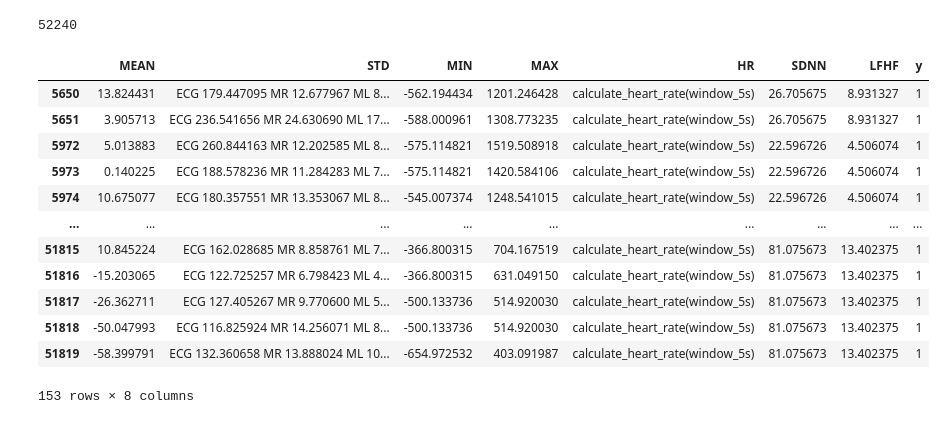
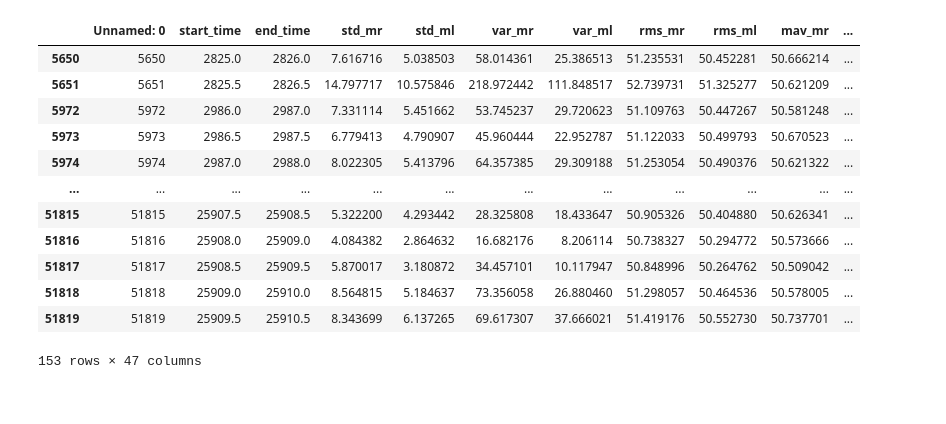
Before and after one commit to schwarzjakob/bruxit_v2, a Jupyter notebook: backend/src/extract_features.ipynb, the cells around one changed output. Cells and saved outputs as stored; diff of their text form; code cells hidden in the pictures.

```diff
--- a/backend/src/extract_features.ipynb
+++ b/backend/src/extract_features.ipynb
@@ -20,7 +428,3 @@ import scipy.signal as signal
 # %%
-p1 = pd.read_csv("C:/Users/eleon/Desktop/SDAP/backend/src/data_brazil/Patient 1/00000714-A5BS17960.csv", usecols=[' HR 1 Frequenz [200 Hz]','EMG MR Frequenz [200 Hz]', 'EMG ML Frequenz [200 Hz]'])
-p1.columns = ["ECG", "MR", "ML"]
-
-events_data = pd.read_excel("C:/Users/eleon/Desktop/SDAP/backend/src/data_brazil/Patient 1//Patient_1_episodes.xlsx")
-
-#y = create_labels(events_data, len(p1))
+f1 = pd.read_csv("C:/Users/eleon/Desktop/SDAP/backend/src/data_brazil/Patient 1/p1_features.csv")
+f1_old = pd.read_csv("C:/Users/eleon/Desktop/SDAP/backend/src/data_brazil/Patient 1/p1_features_old.csv")
@@ -337,4 +430,0 @@ for i in range(difference):
-# %%
-len(labels)
-# %% [output]
-52240
@@ -343,16 +431,16 @@ features["y"] = labels
 # %%
-features[features["y"] == 1]
+f1[f1["y"] == 1]
 # %% [output]
-|  | MEAN | STD | MIN | MAX | HR | SDNN | LFHF | y |
-| 5650 | 13.824431 | ECG 179.447095 MR 12.677967 ML 8... | -562.194434 | 1201.246428 | calculate_heart_rate(window_5s) | 26.705675 | 8.931327 | 1 |
-| 5651 | 3.905713 | ECG 236.541656 MR 24.630690 ML 17... | -588.000961 | 1308.773235 | calculate_heart_rate(window_5s) | 26.705675 | 8.931327 | 1 |
-| 5972 | 5.013883 | ECG 260.844163 MR 12.202585 ML 8... | -575.114821 | 1519.508918 | calculate_heart_rate(window_5s) | 22.596726 | 4.506074 | 1 |
-| 5973 | 0.140225 | ECG 188.578236 MR 11.284283 ML 7... | -575.114821 | 1420.584106 | calculate_heart_rate(window_5s) | 22.596726 | 4.506074 | 1 |
-| 5974 | 10.675077 | ECG 180.357551 MR 13.353067 ML 8... | -545.007374 | 1248.541015 | calculate_heart_rate(window_5s) | 22.596726 | 4.506074 | 1 |
-| ... | ... | ... | ... | ... | ... | ... | ... | ... |
-| 51815 | 10.845224 | ECG 162.028685 MR 8.858761 ML 7... | -366.800315 | 704.167519 | calculate_heart_rate(window_5s) | 81.075673 | 13.402375 | 1 |
-| 51816 | -15.203065 | ECG 122.725257 MR 6.798423 ML 4... | -366.800315 | 631.049150 | calculate_heart_rate(window_5s) | 81.075673 | 13.402375 | 1 |
-| 51817 | -26.362711 | ECG 127.405267 MR 9.770600 ML 5... | -500.133736 | 514.920030 | calculate_heart_rate(window_5s) | 81.075673 | 13.402375 | 1 |
-| 51818 | -50.047993 | ECG 116.825924 MR 14.256071 ML 8... | -500.133736 | 514.920030 | calculate_heart_rate(window_5s) | 81.075673 | 13.402375 | 1 |
-| 51819 | -58.399791 | ECG 132.360658 MR 13.888024 ML 10... | -654.972532 | 403.091987 | calculate_heart_rate(window_5s) | 81.075673 | 13.402375 | 1 |
+|  | Unnamed: 0 | start_time | end_time | std_mr | std_ml | var_mr | var_ml | rms_mr | rms_ml | mav_mr | ... |
+| 5650 | 5650 | 2825.0 | 2826.0 | 7.616716 | 5.038503 | 58.014361 | 25.386513 | 51.235531 | 50.452281 | 50.666214 | ... |
+| 5651 | 5651 | 2825.5 | 2826.5 | 14.797717 | 10.575846 | 218.972442 | 111.848517 | 52.739731 | 51.325277 | 50.621209 | ... |
+| 5972 | 5972 | 2986.0 | 2987.0 | 7.331114 | 5.451662 | 53.745237 | 29.720623 | 51.109763 | 50.447267 | 50.581248 | ... |
+| 5973 | 5973 | 2986.5 | 2987.5 | 6.779413 | 4.790907 | 45.960444 | 22.952787 | 51.122033 | 50.499793 | 50.670523 | ... |
+| 5974 | 5974 | 2987.0 | 2988.0 | 8.022305 | 5.413796 | 64.357385 | 29.309188 | 51.253054 | 50.490376 | 50.621322 | ... |
+| ... | ... | ... | ... | ... | ... | ... | ... | ... | ... | ... | ... |
+| 51815 | 51815 | 25907.5 | 25908.5 | 5.322200 | 4.293442 | 28.325808 | 18.433647 | 50.905326 | 50.404880 | 50.626341 | ... |
+| 51816 | 51816 | 25908.0 | 25909.0 | 4.084382 | 2.864632 | 16.682176 | 8.206114 | 50.738327 | 50.294772 | 50.573666 | ... |
+| 51817 | 51817 | 25908.5 | 25909.5 | 5.870017 | 3.180872 | 34.457101 | 10.117947 | 50.848996 | 50.264762 | 50.509042 | ... |
+| 51818 | 51818 | 25909.0 | 25910.0 | 8.564815 | 5.184637 | 73.356058 | 26.880460 | 51.298057 | 50.464536 | 50.578005 | ... |
+| 51819 | 51819 | 25909.5 | 25910.5 | 8.343699 | 6.137265 | 69.617307 | 37.666021 | 51.419176 | 50.552730 | 50.737701 | ... |
-153 rows × 8 columns
+153 rows × 47 columns
```
Also changed, not shown: parts of 22 cells of this notebook, 1 other file.
